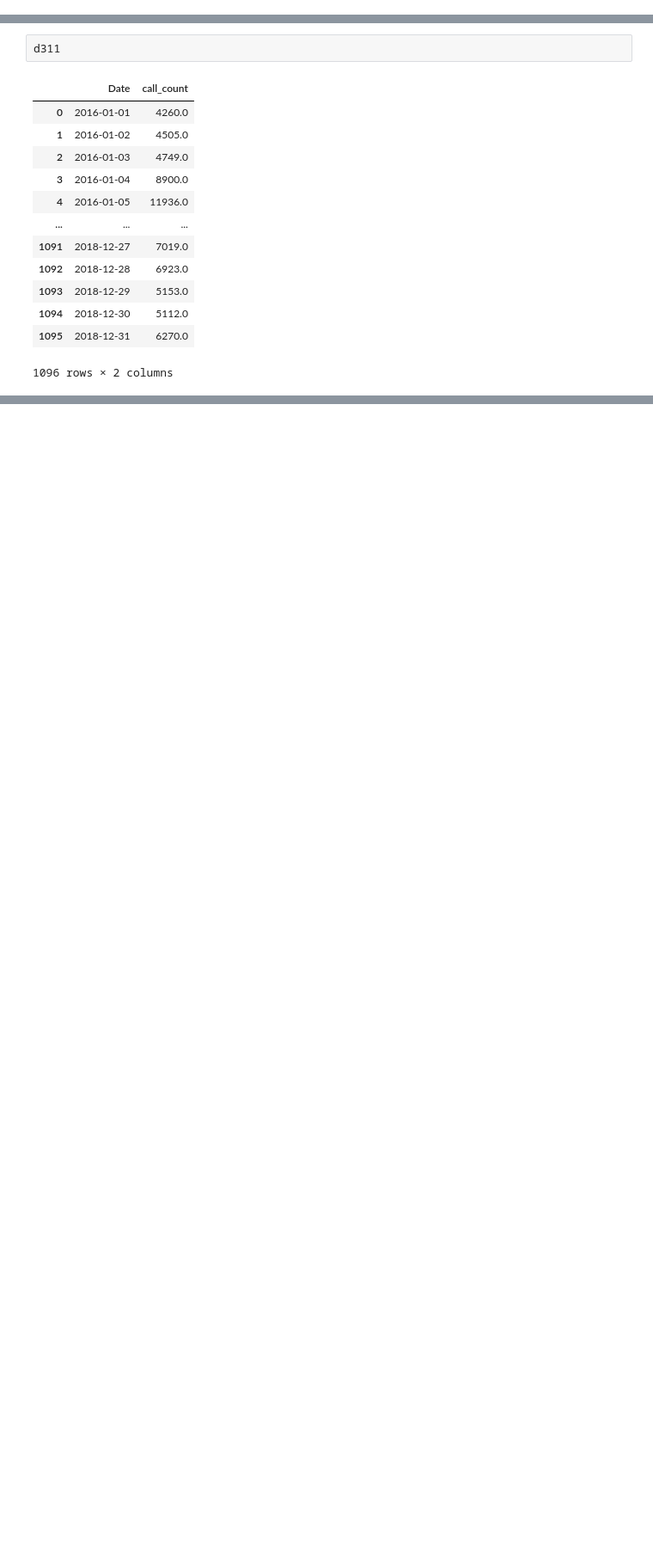
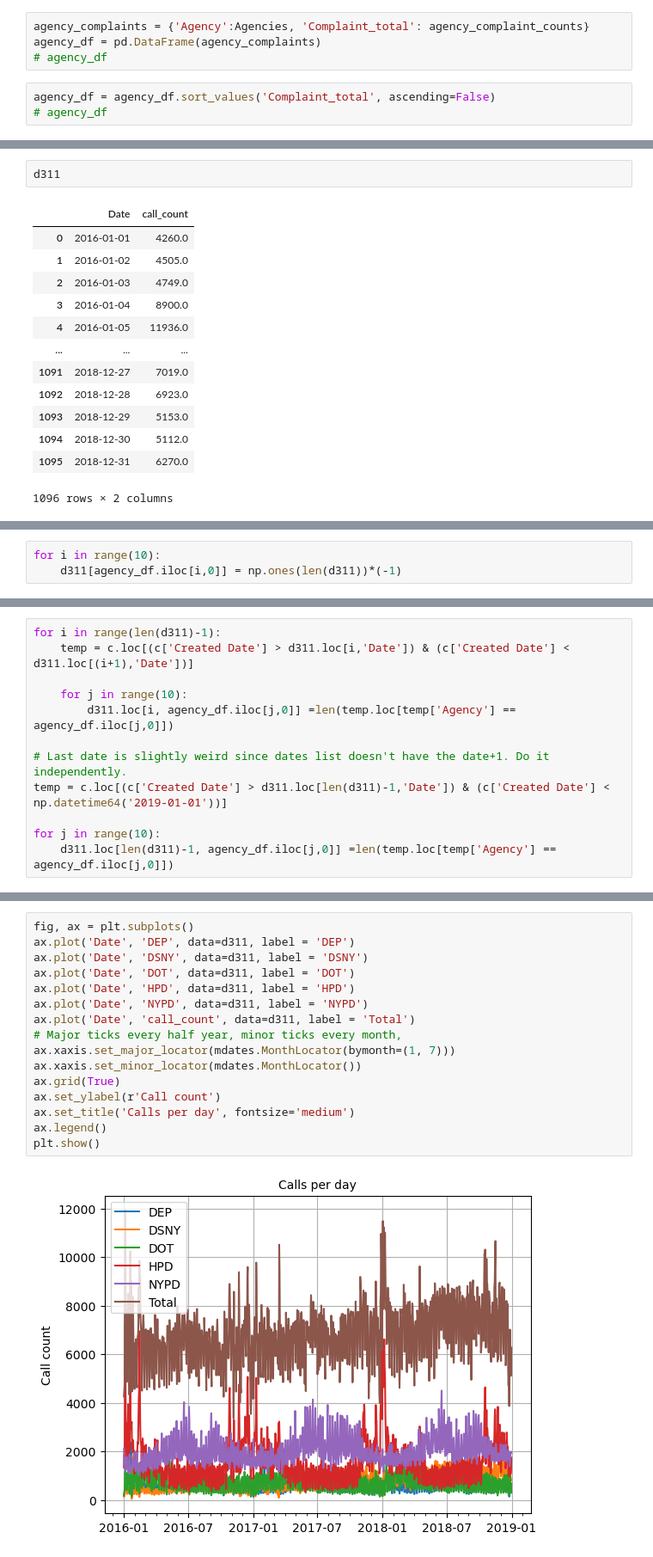
Before and after one commit to ericschwen/weather_311, a Jupyter notebook: 311_exploration.ipynb, the cells around one changed output, grey strips where cells are left out. Shown at 86% size. Drawn from its saved outputs; the diff is of its cells as text; blank space fills up the shorter version.

Commit message:
Expanding plotting.

```diff
--- a/311_exploration.ipynb
+++ b/311_exploration.ipynb
@@ -195,0 +222,7 @@ Number of unique complaint types:  271
+# %%
+agency_complaints = {'Agency':Agencies, 'Complaint_total': agency_complaint_counts}
+agency_df = pd.DataFrame(agency_complaints)
+# agency_df
+# %%
+agency_df = agency_df.sort_values('Complaint_total', ascending=False)
+# agency_df
@@ -478,0 +543,3 @@ A polynomial term improves the fit a bit (R^2 is higher) and could be considered
+# %%
+for i in range(10):
+    d311[agency_df.iloc[i,0]] = np.ones(len(d311))*(-1)
@@ -478,0 +562,12 @@ A polynomial term improves the fit a bit (R^2 is higher) and could be considered
+# %%
+for i in range(len(d311)-1):
+    temp = c.loc[(c['Created Date'] > d311.loc[i,'Date']) & (c['Created Date'] < d311.loc[(i+1),'Date'])]
+
+    for j in range(10):
+        d311.loc[i, agency_df.iloc[j,0]] =len(temp.loc[temp['Agency'] == agency_df.iloc[j,0]])
+
+# Last date is slightly weird since dates list doesn't have the date+1. Do it independently.
+temp = c.loc[(c['Created Date'] > d311.loc[len(d311)-1,'Date']) & (c['Created Date'] < np.datetime64('2019-01-01'))]
+
+for j in range(10):
+    d311.loc[len(d311)-1, agency_df.iloc[j,0]] =len(temp.loc[temp['Agency'] == agency_df.iloc[j,0]])
@@ -478,0 +590,18 @@ A polynomial term improves the fit a bit (R^2 is higher) and could be considered
+# %%
+fig, ax = plt.subplots()
+ax.plot('Date', 'DEP', data=d311, label = 'DEP')
+ax.plot('Date', 'DSNY', data=d311, label = 'DSNY')
+ax.plot('Date', 'DOT', data=d311, label = 'DOT')
+ax.plot('Date', 'HPD', data=d311, label = 'HPD')
+ax.plot('Date', 'NYPD', data=d311, label = 'NYPD')
+ax.plot('Date', 'call_count', data=d311, label = 'Total')
+# Major ticks every half year, minor ticks every month,
+ax.xaxis.set_major_locator(mdates.MonthLocator(bymonth=(1, 7)))
+ax.xaxis.set_minor_locator(mdates.MonthLocator())
+ax.grid(True)
+ax.set_ylabel(r'Call count')
+ax.set_title('Calls per day', fontsize='medium')
+ax.legend()
+plt.show()
+# %% [output]
+[figure, added]
```
Also changed, not shown: parts of 76 cells of this notebook.
